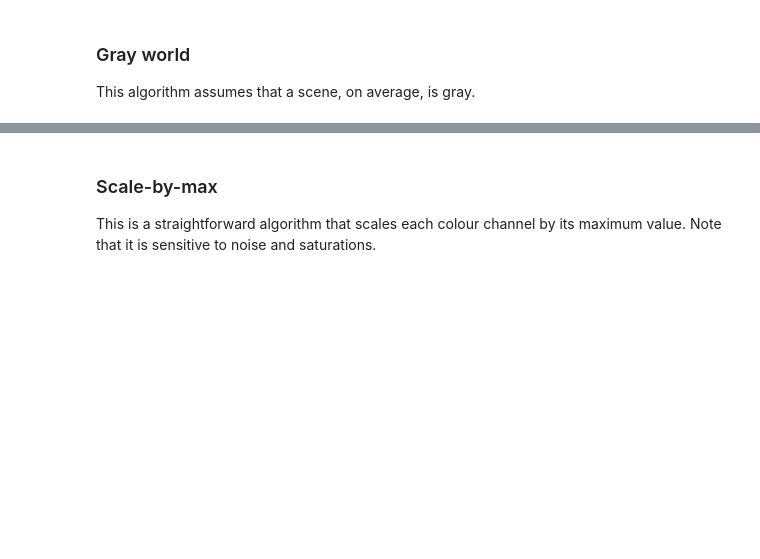
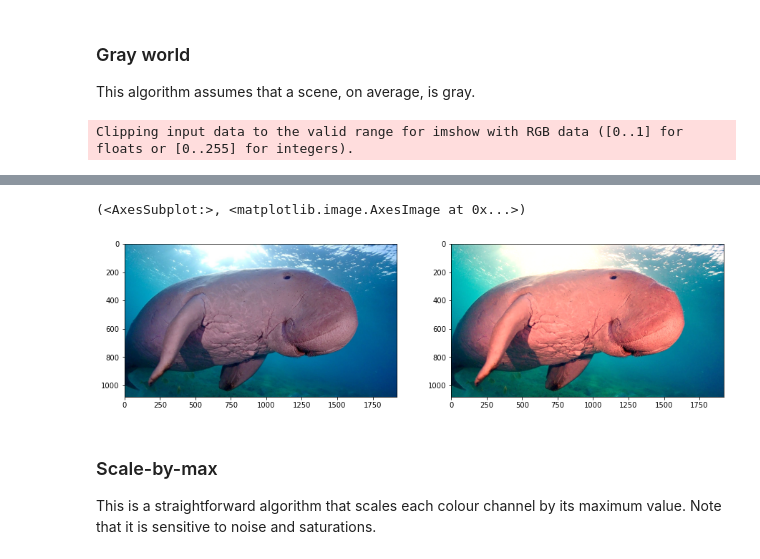
Before and after one commit to sergesv77/ComputerVision, a Jupyter notebook: Homework2.ipynb, the cells around one changed output, grey strips where cells are left out. Drawn from its saved outputs; the diff is of its cells as text; code cells hidden in the pictures; blank space fills up the shorter version.

```diff
--- a/Homework2.ipynb
+++ b/Homework2.ipynb
@@ -42,26 +59,80 @@ plt.subplot(122), plt.imshow(balanced)
 This algorithm assumes that a scene, on average, is gray.
 # %%
 # Load your image
-img = cv2.imread('...')
+img_name = 'imgs/dugong.jpg'
+# img_name = 'imgs/kodim09.png'
+# print(f'Loading image "{os.getcwd()}{img_name}"')
+img = cv2.imread(img_name)
 img = cv2.cvtColor(img, cv2.COLOR_BGR2RGB)
 
+R, G, B = 0, 1, 2
+rows, cols, ch = img.shape
+total_pixels = rows * cols
+print(f'rows:{rows}, cols:{cols}, channels:{ch}')
+
+# plt.imshow(img)
+
 # Compute the mean values for all three colour channels (red, green, blue)
-mean_r =
-mean_g =
-mean_b =
+mean_r = np.sum(img[...,R]) / total_pixels
+mean_g = np.sum(img[...,G]) / total_pixels
+mean_b = np.sum(img[...,B]) / total_pixels
+
+print(f'\nmean_r - {mean_r}')
+print(f'mean_g - {mean_g}')
+print(f'mean_b - {mean_b}')
 
 # Compute the coefficients kr, kg, kb
 # Note: there are 3 coefficients to compute but we only have 2 equations.
 # Therefore, you have to make an assumption, fix the value of one of the
 # coefficients and compute the remining two
 # Hint: You can fix the coefficient of the brightest colour channel to 1.
-kr =
-kg =
-kb =
+kr = max(mean_r, mean_g, mean_b) / mean_r
+kg = max(mean_r, mean_g, mean_b) / mean_g
+kb = max(mean_r, mean_g, mean_b) / mean_b
+
+print(f'\nkr = {kr}')
+print(f'kg = {kg}')
+print(f'kb = {kb}')
 
 # Apply color balancing and generate the balanced image
-balanced =
+# !!! we use uint32 to let values go above max 255 rather than gaining wrong values like 255+1=0
+# plt.imshow will do clipping for us :)
+balanced = np.zeros_like(img, dtype=np.uint32)
+
+modifier = 1 # just to play with :)
+
+# a FASTER way to calculate new image channels
+balanced[..., R] = img[..., R] * kr * modifier
+balanced[..., G] = img[..., G] * kg * modifier
+balanced[..., B] = img[..., B] * kb * modifier
+
+
+# this way we can control situation when value exceeds max 255 but it works MUCH slower
+# for row in range(rows):
+#     for col in range(cols):
+#         balanced[row, col, R] = 255 if img[row, col, R] * kr * modifier > 255 else img[row, col, R] * kr * modifier
+#         balanced[row, col, G] = 255 if img[row, col, G] * kg * modifier > 255 else img[row, col, G] * kg * modifier
+#         balanced[row, col, B] = 255 if img[row, col, B] * kb * modifier > 255 else img[row, col, B] * kb * modifier
+
+print(f'\nMax value of balanced R: ', end='')
+print(f'{np.max(balanced[...,R])}')
+
+print(f'Max value of balanced G: ', end='')
+print(f'{np.max(balanced[...,G])}')
+
+print(f'Max value of balanced B: ', end='')
+print(f'{np.max(balanced[...,B])}\n')
+
+new_mean_r = np.sum(balanced[...,R]) / total_pixels
+new_mean_g = np.sum(balanced[...,G]) / total_pixels
+new_mean_b = np.sum(balanced[...,B]) / total_pixels
+
+print(f'new_mean_r (balanced) - {new_mean_r}')
+print(f'new_mean_g (balanced) - {new_mean_g}')
+print(f'new_mean_b (balanced) - {new_mean_b}')
 
 # Show the original and the balanced image side by side
 plt.subplot(121), plt.imshow(img)
 plt.subplot(122), plt.imshow(balanced)
+# %% [output]
+Clipping input data to the valid range for imshow with RGB data ([0..1] for floats or [0..255] for integers).
@@ -68,3 +156,5 @@ plt.subplot(122), plt.imshow(balanced)
+(<AxesSubplot:>, <matplotlib.image.AxesImage at 0x...>)
+[figure, added]
 # %% [markdown]
 ### Scale-by-max
 This is a straightforward algorithm that scales each colour channel by its maximum value. Note that it is sensitive to noise and saturations.
```
Also changed, not shown: parts of 5 cells of this notebook, 3 other files.
